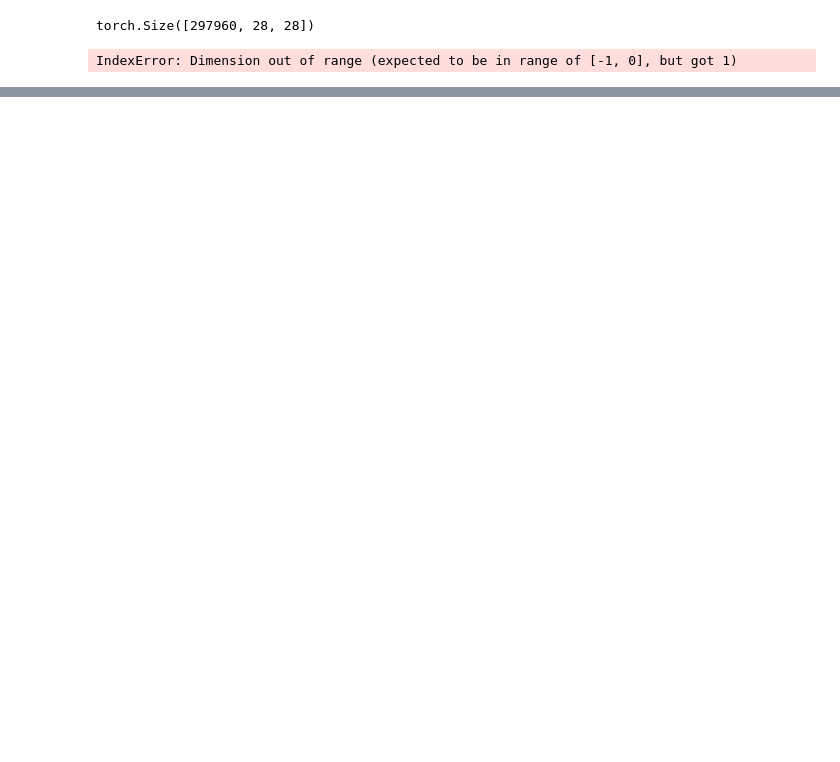
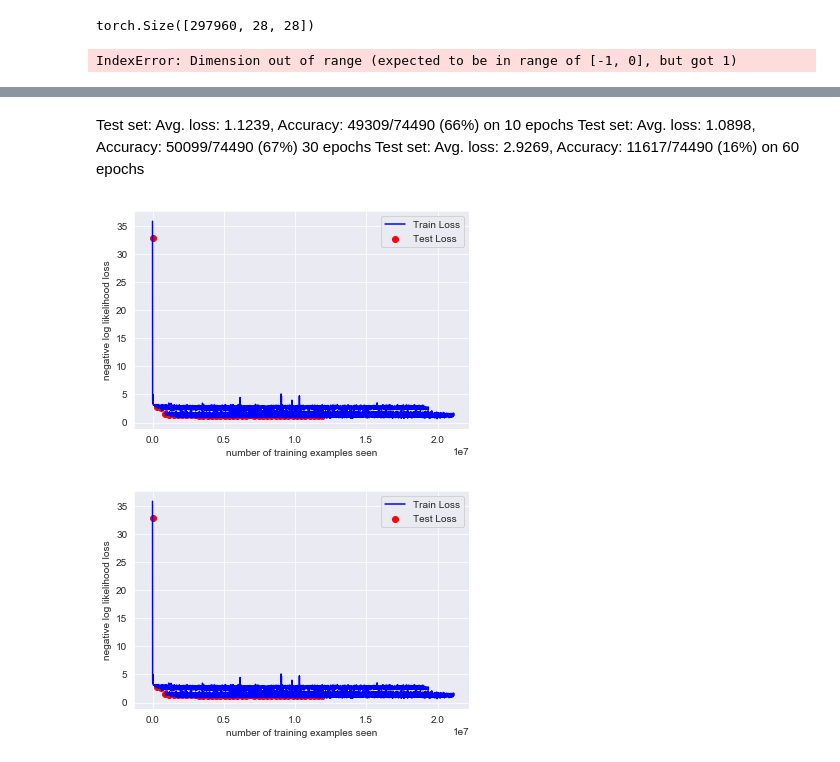
Before and after one commit to CornellDataScience/Reading-Handwriting, a Jupyter notebook: Reading_Handwriting.ipynb, the cells around one changed output, grey strips where cells are left out. Cells and saved outputs as stored; diff of their text form; code cells hidden in the pictures; blank space fills up the shorter version.

```diff
--- a/Reading_Handwriting.ipynb
+++ b/Reading_Handwriting.ipynb
@@ -289,0 +269,22 @@ for epoch in range(epochs):
+# %%
+#### write test function + printing accuracy/loss
+test_X=torch.from_numpy(test_x)
+test_X_resized = test_X.unsqueeze(1).to(dtype=torch.float)
+test_X_resized = test_X_resized.unsqueeze(1).to(dtype=torch.float)
+
+test_Y=torch.tensor(test_y.values)
+test_losses=[]
+test_counter = [i for i in range(epochs + 1)]
+def test():
+    test_loss = 0
+    correct = 0
+    with torch.no_grad():
+        for inp, target in zip(test_X_resized, test_Y):
+            output = model(inp)
+            #print(output.shape, target.shape)
+            test_loss += loss_fn(output, target.unsqueeze(0))
+            pred = output.data.max(1, keepdim=True)[1]
+            correct += pred.eq(target.data.view_as(pred)).sum()
+    test_loss /= len(test_Y)
+    test_losses.append(test_loss)
+    print('\nTest set: Avg. loss: {:.4f}, Accuracy: {}/{} ({:.0f}%)\n'.format( test_loss, correct, len(test_Y),100. * correct / len(test_Y)))
@@ -289,0 +315,19 @@ for epoch in range(epochs):
+# %% [markdown]
+Test set: Avg. loss: 1.1239, Accuracy: 49309/74490 (66%)
+on 10 epochs
+Test set: Avg. loss: 1.0898, Accuracy: 50099/74490 (67%)
+30 epochs
+Test set: Avg. loss: 2.9269, Accuracy: 11617/74490 (16%)
+on 60 epochs
+# %%
+test_counter = [i*len(train_X) for i in range(epochs + 1)]
+fig = plt.figure()
+plt.plot(train_counter[:20000], train_losses[:20000], color='blue')
+plt.scatter(test_counter[:20000], test_losses[:20000], color='red')
+plt.legend(['Train Loss', 'Test Loss'], loc='upper right')
+plt.xlabel('number of training examples seen')
+plt.ylabel('negative log likelihood loss')
+fig
+# %% [output]
+[figure, added]
+[figure, added]
```
Also changed, not shown: parts of 20 cells of this notebook, 2 other files.
